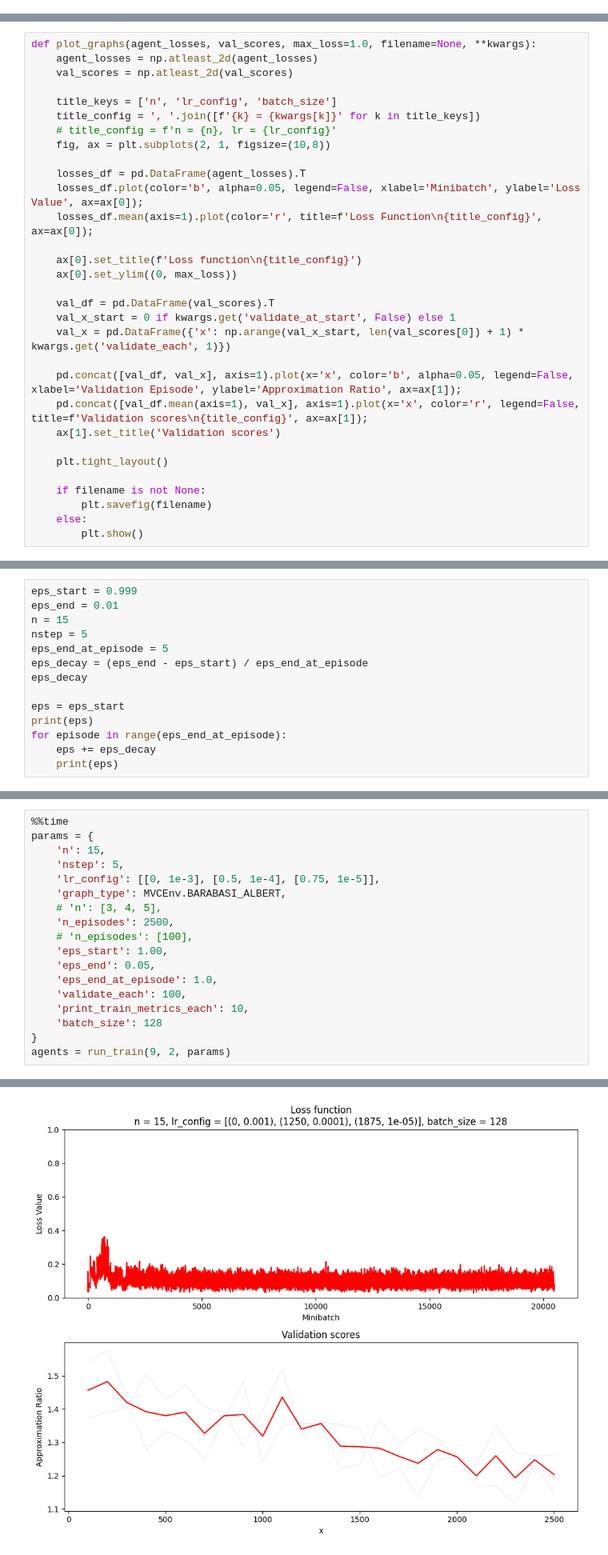
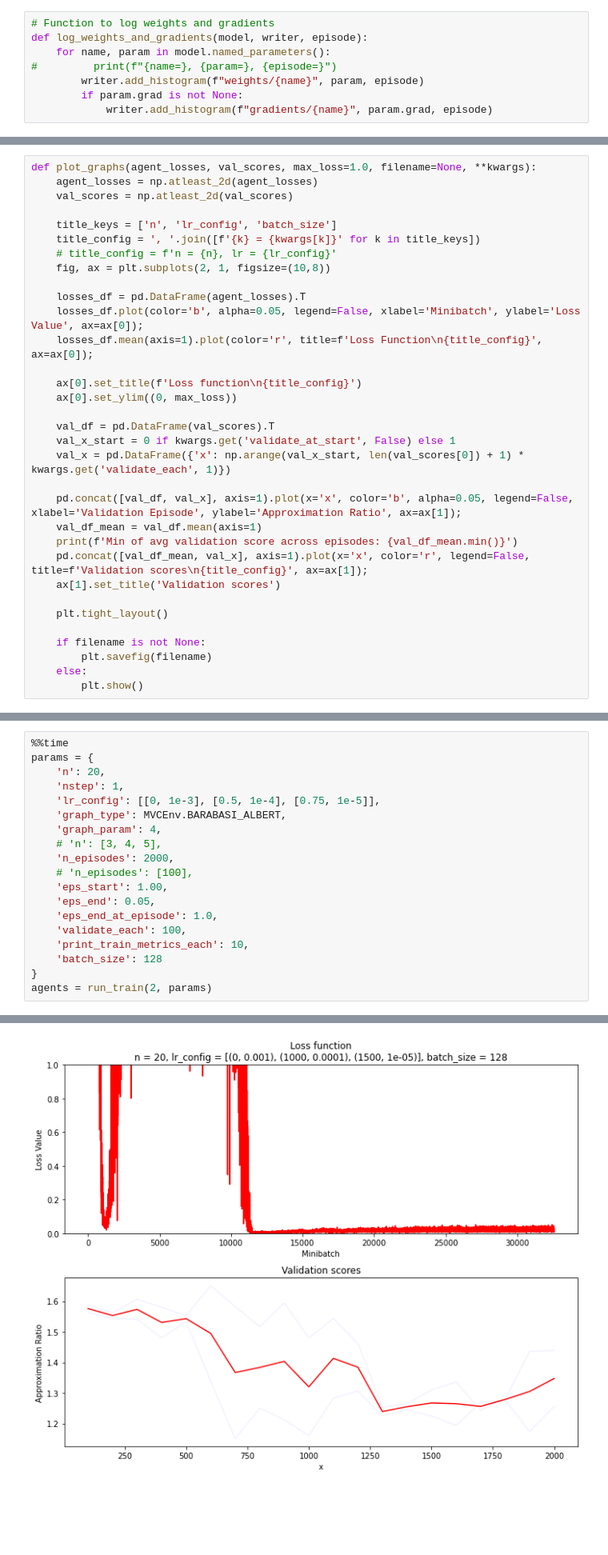
Before and after one commit to LIRA-UFRJ/s2v-dqn, a Jupyter notebook: MVC.ipynb, the cells around one changed output, grey strips where cells are left out. Shown at 80% size. Cells and saved outputs as stored; diff of their text form; blank space fills up the shorter version.

```diff
--- a/MVC.ipynb
+++ b/MVC.ipynb
@@ -92,4 +103,12 @@ def run_validation(agent, env, n_episodes_validation, exact_solution_max_size=0,
     agent.qnetwork_local.train()
 
     return val_stats
+# %%
+# Function to log weights and gradients
+def log_weights_and_gradients(model, writer, episode):
+    for name, param in model.named_parameters():
+#         print(f"{name=}, {param=}, {episode=}")
+        writer.add_histogram(f"weights/{name}", param, episode)
+        if param.grad is not None:
+            writer.add_histogram(f"gradients/{name}", param.grad, episode)
 # %%
@@ -188,7 +231,9 @@ def plot_graphs(agent_losses, val_scores, max_loss=1.0, filename=None, **kwargs)
     val_x = pd.DataFrame({'x': np.arange(val_x_start, len(val_scores[0]) + 1) * kwargs.get('validate_each', 1)})
 
     pd.concat([val_df, val_x], axis=1).plot(x='x', color='b', alpha=0.05, legend=False, xlabel='Validation Episode', ylabel='Approximation Ratio', ax=ax[1]);
-    pd.concat([val_df.mean(axis=1), val_x], axis=1).plot(x='x', color='r', legend=False, title=f'Validation scores\n{title_config}', ax=ax[1]);
+    val_df_mean = val_df.mean(axis=1)
+    print(f'Min of avg validation score across episodes: {val_df_mean.min()}')
+    pd.concat([val_df_mean, val_x], axis=1).plot(x='x', color='r', legend=False, title=f'Validation scores\n{title_config}', ax=ax[1]);
     ax[1].set_title('Validation scores')
 
     plt.tight_layout()
@@ -214,14 +266,0 @@ def replay_graphs(outputs_prefix, max_loss=1.0, filename=None):
-# %%
-eps_start = 0.999
-eps_end = 0.01
-n = 15
-nstep = 5
-eps_end_at_episode = 5
-eps_decay = (eps_end - eps_start) / eps_end_at_episode
-eps_decay
-
-eps = eps_start
-print(eps)
-for episode in range(eps_end_at_episode):
-    eps += eps_decay
-    print(eps)
@@ -326,12 +591,13 @@ def run_train(experiment_idx, n_runs, p):
 # %%
 %%time
 params = {
-    'n': 15,
-    'nstep': 5,
+    'n': 20,
+    'nstep': 1,
     'lr_config': [[0, 1e-3], [0.5, 1e-4], [0.75, 1e-5]],
     'graph_type': MVCEnv.BARABASI_ALBERT,
+    'graph_param': 4,
     # 'n': [3, 4, 5],
-    'n_episodes': 2500,
+    'n_episodes': 2000,
     # 'n_episodes': [100],
     'eps_start': 1.00,
     'eps_end': 0.05,
@@ -340,5 +606,5 @@ params = {
     'print_train_metrics_each': 10,
     'batch_size': 128
 }
-agents = run_train(9, 2, params)
+agents = run_train(2, params)
 # %% [output]
@@ -350 +621 @@ Wall time: 8min 28s
-[figure, old version]
+[figure, new version]
```
Also changed, not shown: parts of 25 cells of this notebook, 3 other files.
